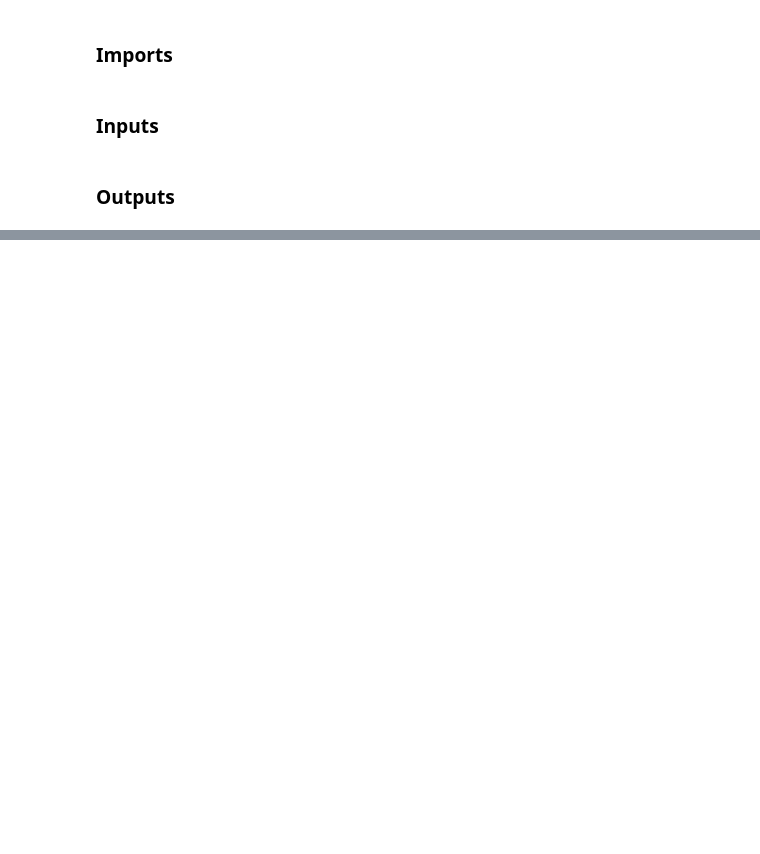
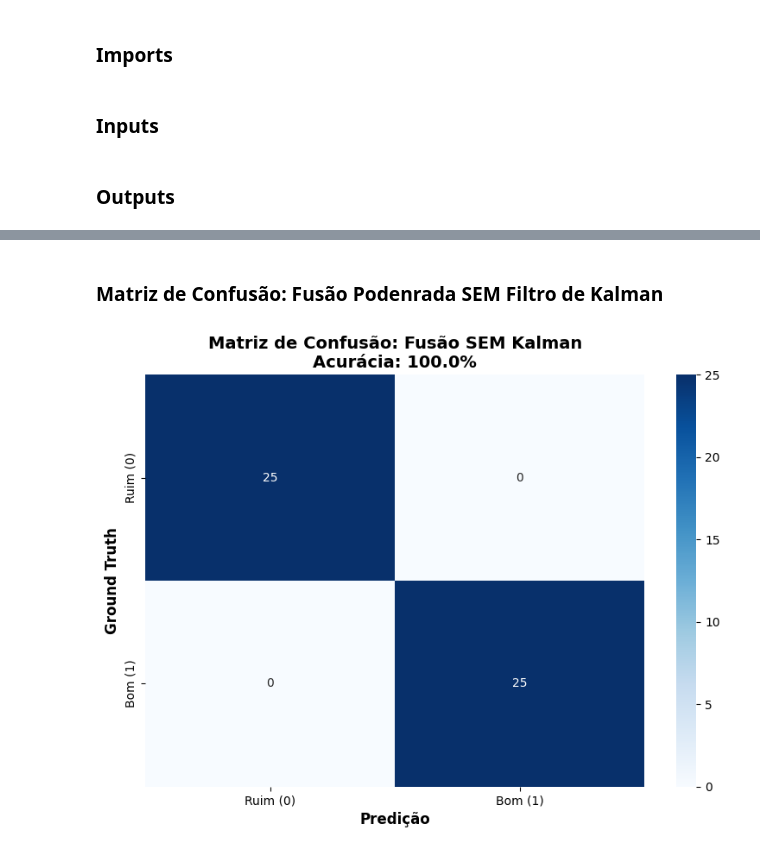
Before and after one commit to charlesluizmendes/RadnetFusion, a Jupyter notebook: src/7.results.ipynb, the cells around one changed output, grey strips where cells are left out. Cells and saved outputs as stored; diff of their text form; code cells hidden in the pictures; blank space fills up the shorter version.

```diff
--- a/src/7.results.ipynb
+++ b/src/7.results.ipynb
@@ -51,0 +123,31 @@ plt.show()
+# %%
+w_model = 0.6
+w_efsr = 0.4
+# %% [markdown]
+### Matriz de Confusão: Fusão Podenrada SEM Filtro de Kalman
+# %%
+ground_truth = []
+for i in range(len(edges_inputs_label)):
+    score = (edges_inputs_label[i] * w_model) + (radnet_inputs_label[i] * w_efsr)
+    if score >= 0.5:
+        ground_truth.append(1)
+    else:
+        ground_truth.append(0)
+
+acc = accuracy_score(ground_truth, fusion_output_class)
+cm = confusion_matrix(ground_truth, fusion_output_class)
+
+plt.figure(figsize=(8, 6))
+sns.heatmap(cm, annot=True, fmt='d', cmap='Blues', cbar=True,
+            xticklabels=['Ruim (0)', 'Bom (1)'],
+            yticklabels=['Ruim (0)', 'Bom (1)'])
+plt.xlabel('Predição', fontsize=12, weight='bold')
+plt.ylabel('Ground Truth', fontsize=12, weight='bold')
+plt.title(f'Matriz de Confusão: Fusão SEM Kalman\nAcurácia: {acc*100:.1f}%', fontsize=14, weight='bold')
+plt.tight_layout()
+
+os.makedirs("../results", exist_ok=True)
+plt.savefig('../results/confusion_matrix_fusion_without_kalman.png', dpi=300, bbox_inches='tight')
+plt.show()
+# %% [output]
+[figure, added]
```
Also changed, not shown: parts of 13 cells of this notebook, 13 other files.
